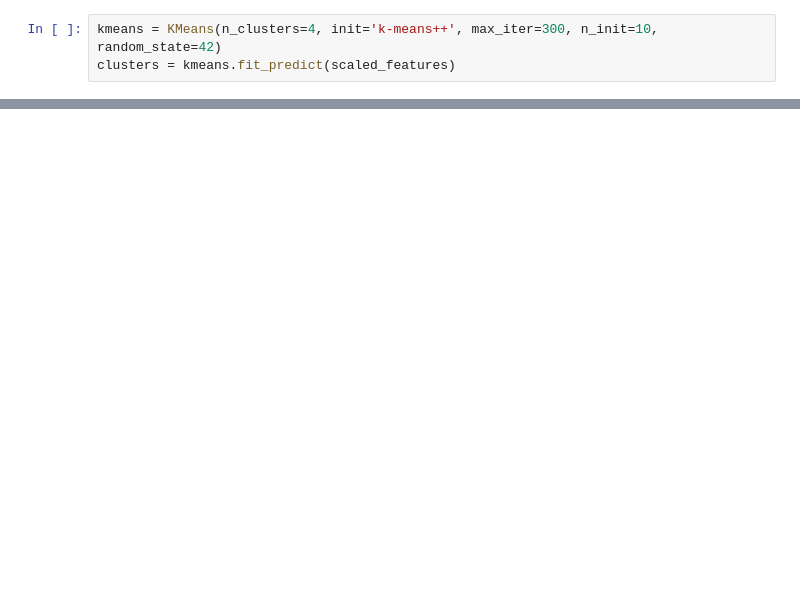
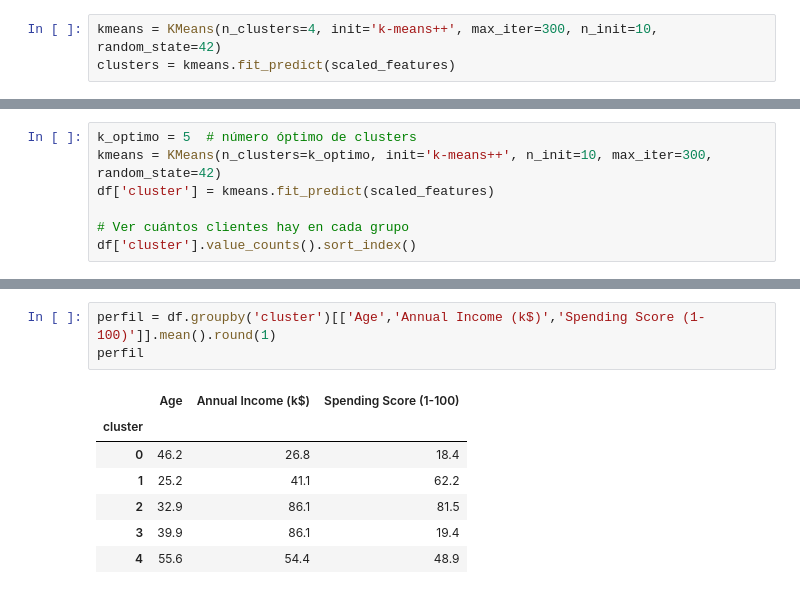
Before and after one commit to pinito2002/aprendizaje_no_supervizado, a Jupyter notebook: 2_clustering.ipynb, the cells around one changed output, grey strips where cells are left out. Saved outputs shown, nothing was run; the diff lists cells and outputs as text; blank space fills up the shorter version.

```diff
--- a/2_clustering.ipynb
+++ b/2_clustering.ipynb
@@ -66,0 +194,7 @@ plt.show()
+# %%
+k_optimo = 5  # número óptimo de clusters
+kmeans = KMeans(n_clusters=k_optimo, init='k-means++', n_init=10, max_iter=300, random_state=42)
+df['cluster'] = kmeans.fit_predict(scaled_features)
+
+# Ver cuántos clientes hay en cada grupo
+df['cluster'].value_counts().sort_index()
@@ -66,0 +210,11 @@ plt.show()
+# %%
+perfil = df.groupby('cluster')[['Age','Annual Income (k$)','Spending Score (1-100)']].mean().round(1)
+perfil
+# %% [output]
+|  | Age | Annual Income (k$) | Spending Score (1-100) |
+| cluster |  |  |  |
+| 0 | 46.2 | 26.8 | 18.4 |
+| 1 | 25.2 | 41.1 | 62.2 |
+| 2 | 32.9 | 86.1 | 81.5 |
+| 3 | 39.9 | 86.1 | 19.4 |
+| 4 | 55.6 | 54.4 | 48.9 |
```
Also changed, not shown: parts of 15 cells of this notebook.
